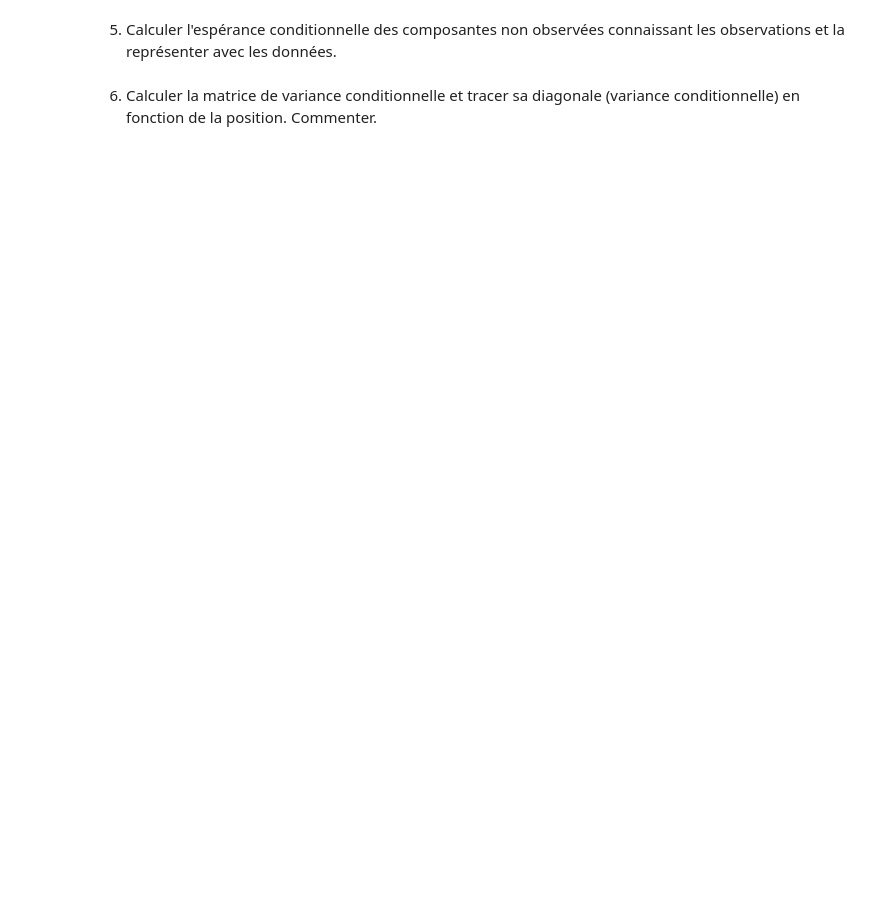
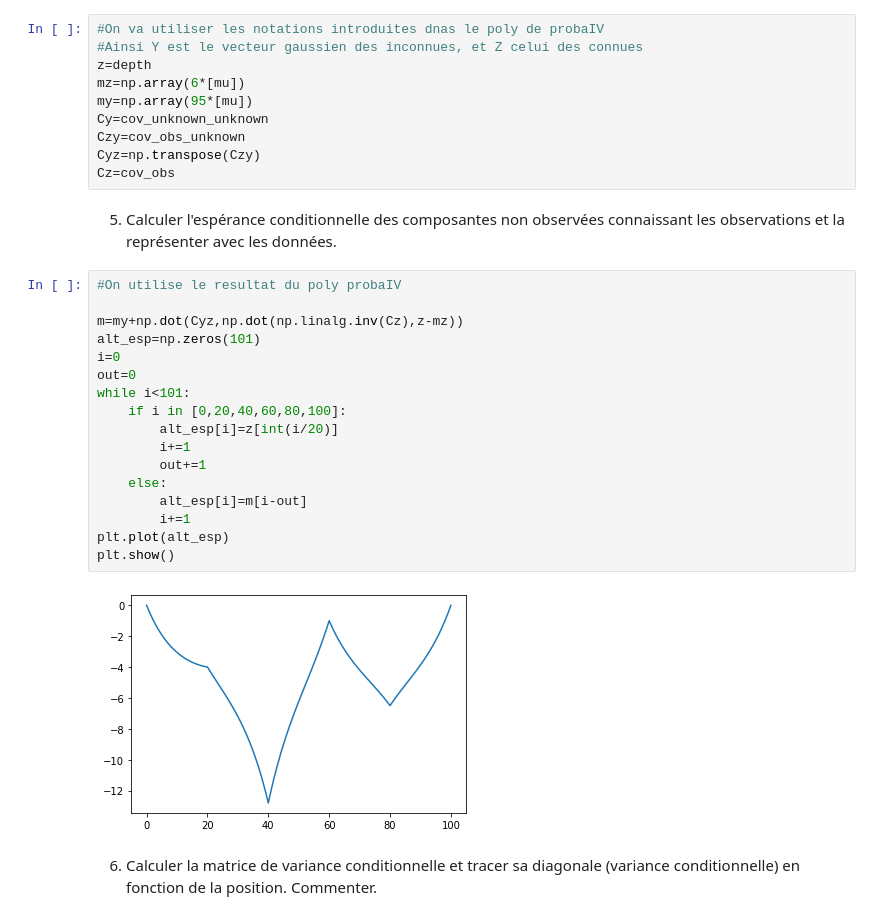
Before and after one commit to BenjaminPiet/Projet_proba, a Jupyter notebook: Projet_numerique_de_Probabilités.ipynb, the cells around one changed output. Saved outputs shown, nothing was run; the diff lists cells and outputs as text; blank space fills up the shorter version.

```diff
--- a/Projet_numerique_de_Probabilités.ipynb
+++ b/Projet_numerique_de_Probabilités.ipynb
@@ -270,4 +271,33 @@ array([[1.20000000e+01, 1.08580490e+01, 9.82476904e+00, ...,
+# %%
+#On va utiliser les notations introduites dnas le poly de probaIV
+#Ainsi Y est le vecteur gaussien des inconnues, et Z celui des connues
+z=depth
+mz=np.array(6*[mu])
+my=np.array(95*[mu])
+Cy=cov_unknown_unknown
+Czy=cov_obs_unknown
+Cyz=np.transpose(Czy)
+Cz=cov_obs
 # %% [markdown]
 5. Calculer l'espérance conditionnelle des composantes non observées connaissant les observations et la représenter avec les données.
+# %%
+#On utilise le resultat du poly probaIV
+
+m=my+np.dot(Cyz,np.dot(np.linalg.inv(Cz),z-mz))
+alt_esp=np.zeros(101)
+i=0
+out=0
+while i<101:
+    if i in [0,20,40,60,80,100]:
+        alt_esp[i]=z[int(i/20)]
+        i+=1
+        out+=1
+    else:
+        alt_esp[i]=m[i-out]
+        i+=1
+plt.plot(alt_esp)
+plt.show()
+# %% [output]
+[figure, added]
 # %% [markdown]
 6. Calculer la matrice de variance conditionnelle et tracer sa diagonale (variance conditionnelle) en fonction de la position. Commenter.
```
Also changed, not shown: parts of 3 cells of this notebook.
